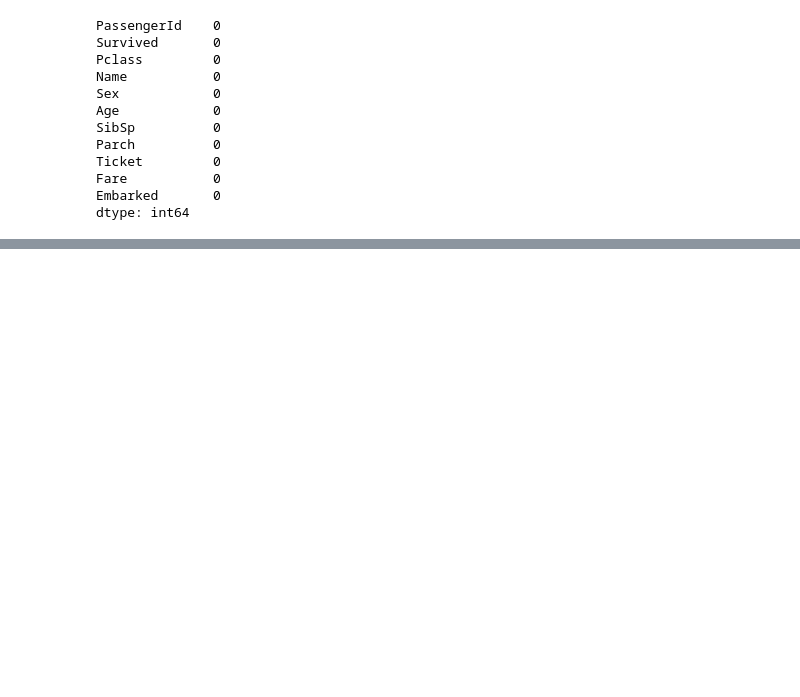
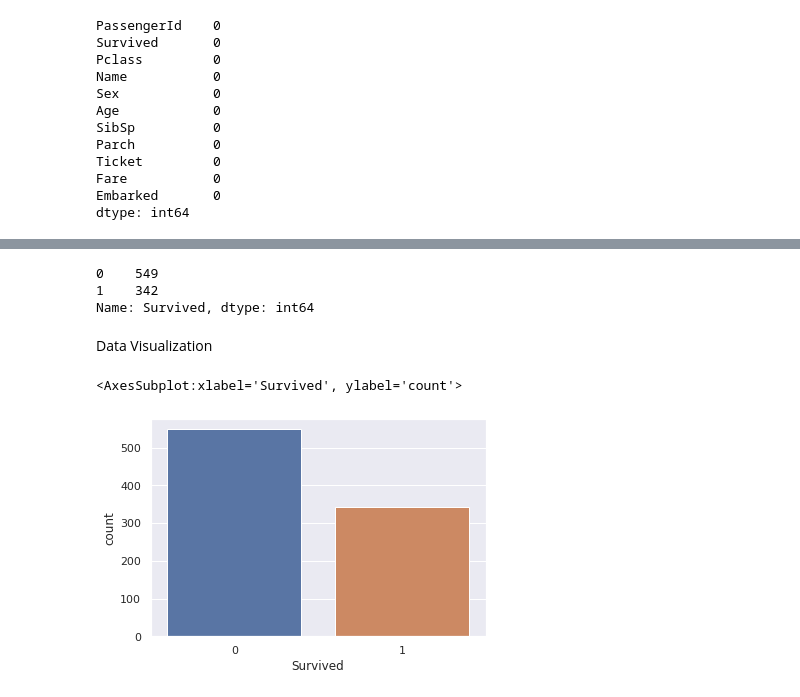
Before and after one commit to Mubassir1820/Titanic-Survival-Prediction-using-Machine-Learning, a Jupyter notebook: Titanic_Survival_Prediction_using_Machine_Learning.ipynb, the cells around one changed output, grey strips where cells are left out. Cells and saved outputs as stored; diff of their text form; code cells hidden in the pictures; blank space fills up the shorter version.

Commit message:
Data visualization and splitting the features and the target column

```diff
--- a/Titanic_Survival_Prediction_using_Machine_Learning.ipynb
+++ b/Titanic_Survival_Prediction_using_Machine_Learning.ipynb
@@ -106,0 +122,17 @@ dtype: int64
+# %%
+# finding the number of people survived and not survived
+titanic_data['Survived'].value_counts()
+# %% [output]
+0    549
+1    342
+Name: Survived, dtype: int64
+# %% [markdown]
+Data Visualization
+# %%
+sns.set()
+# %%
+# making a count plot for survived column
+sns.countplot('Survived', data = titanic_data)
+# %% [output]
+<AxesSubplot:xlabel='Survived', ylabel='count'>
+[figure, added]
```
Also changed, not shown: parts of 14 cells of this notebook.
